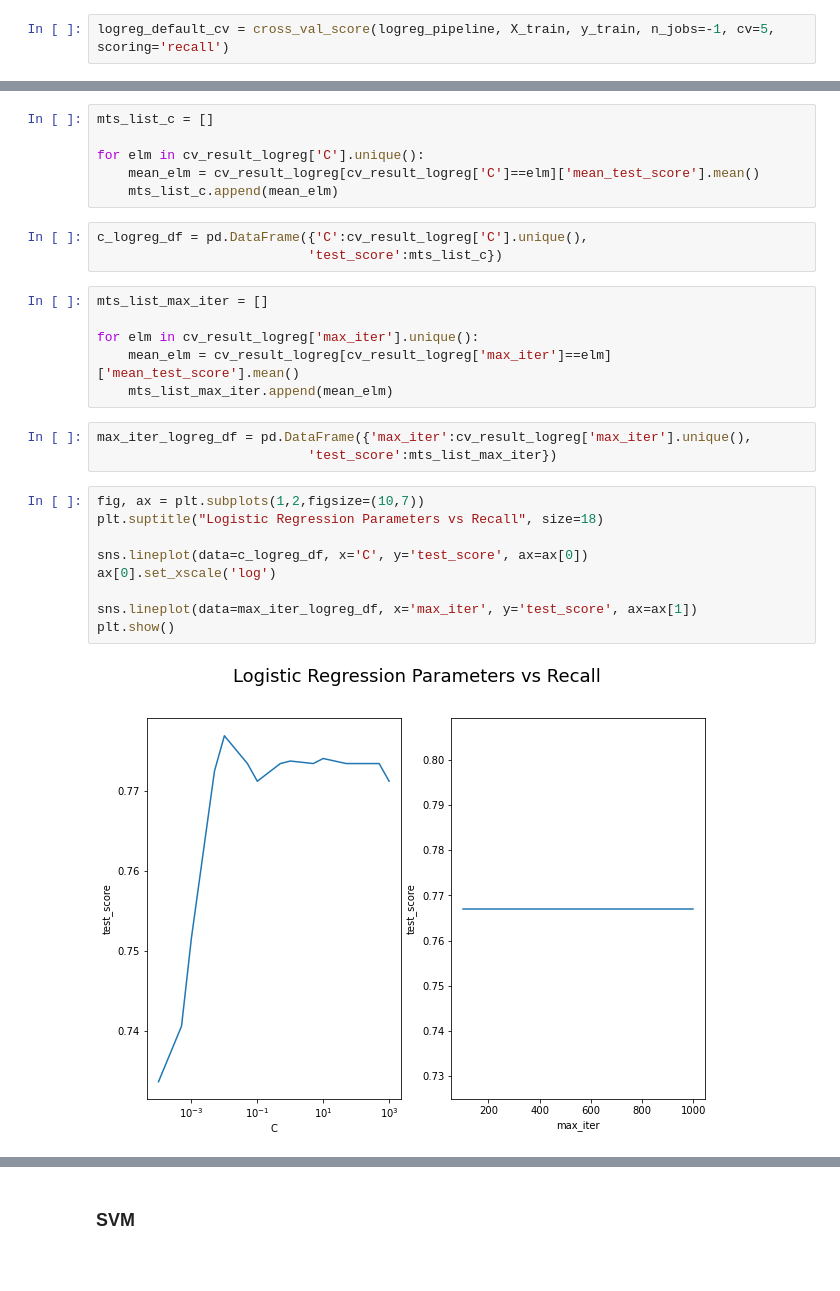
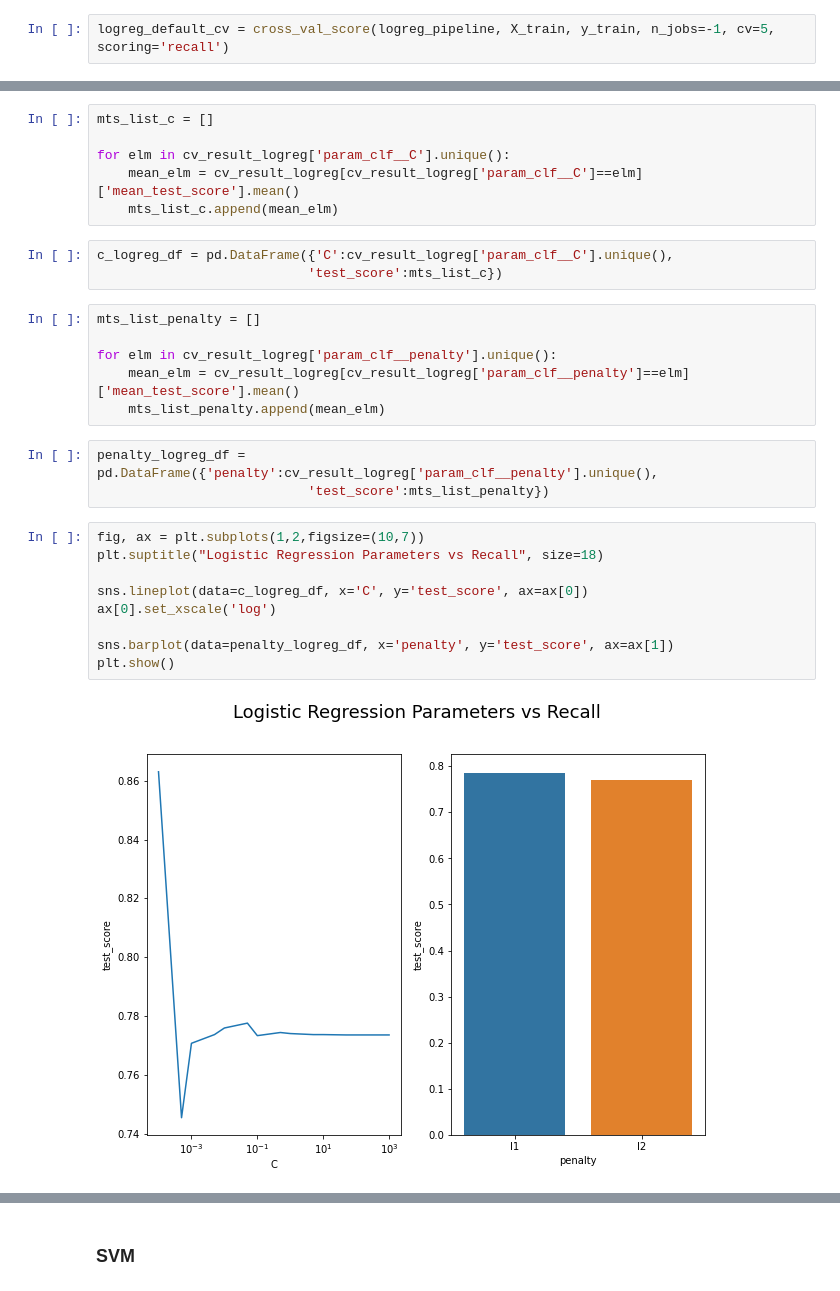
Before and after one commit to briannrl/TERM-DEPOSIT-PREDICTION, a Jupyter notebook: bank/Modelling.ipynb, the cells around one changed output, grey strips where cells are left out. Saved outputs shown, nothing was run; the diff lists cells and outputs as text.

```diff
--- a/bank/Modelling.ipynb
+++ b/bank/Modelling.ipynb
@@ -632,30 +751,30 @@ cv_result_logreg.head()
 # %%
 mts_list_c = []
 
-for elm in cv_result_logreg['C'].unique():
-    mean_elm = cv_result_logreg[cv_result_logreg['C']==elm]['mean_test_score'].mean()
+for elm in cv_result_logreg['param_clf__C'].unique():
+    mean_elm = cv_result_logreg[cv_result_logreg['param_clf__C']==elm]['mean_test_score'].mean()
     mts_list_c.append(mean_elm)
 # %%
-c_logreg_df = pd.DataFrame({'C':cv_result_logreg['C'].unique(),
+c_logreg_df = pd.DataFrame({'C':cv_result_logreg['param_clf__C'].unique(),
                            'test_score':mts_list_c})
 # %%
-mts_list_max_iter = []
+mts_list_penalty = []
 
-for elm in cv_result_logreg['max_iter'].unique():
-    mean_elm = cv_result_logreg[cv_result_logreg['max_iter']==elm]['mean_test_score'].mean()
-    mts_list_max_iter.append(mean_elm)
+for elm in cv_result_logreg['param_clf__penalty'].unique():
+    mean_elm = cv_result_logreg[cv_result_logreg['param_clf__penalty']==elm]['mean_test_score'].mean()
+    mts_list_penalty.append(mean_elm)
 # %%
-max_iter_logreg_df = pd.DataFrame({'max_iter':cv_result_logreg['max_iter'].unique(),
-                           'test_score':mts_list_max_iter})
+penalty_logreg_df = pd.DataFrame({'penalty':cv_result_logreg['param_clf__penalty'].unique(),
+                           'test_score':mts_list_penalty})
 # %%
 fig, ax = plt.subplots(1,2,figsize=(10,7))
 plt.suptitle("Logistic Regression Parameters vs Recall", size=18)
 
 sns.lineplot(data=c_logreg_df, x='C', y='test_score', ax=ax[0])
 ax[0].set_xscale('log')
 
-sns.lineplot(data=max_iter_logreg_df, x='max_iter', y='test_score', ax=ax[1])
+sns.barplot(data=penalty_logreg_df, x='penalty', y='test_score', ax=ax[1])
 plt.show()
 # %% [output]
-[figure, old version]
+[figure, new version]
 # %% [markdown]
```
Also changed, not shown: parts of 166 cells of this notebook, 5 other files.
